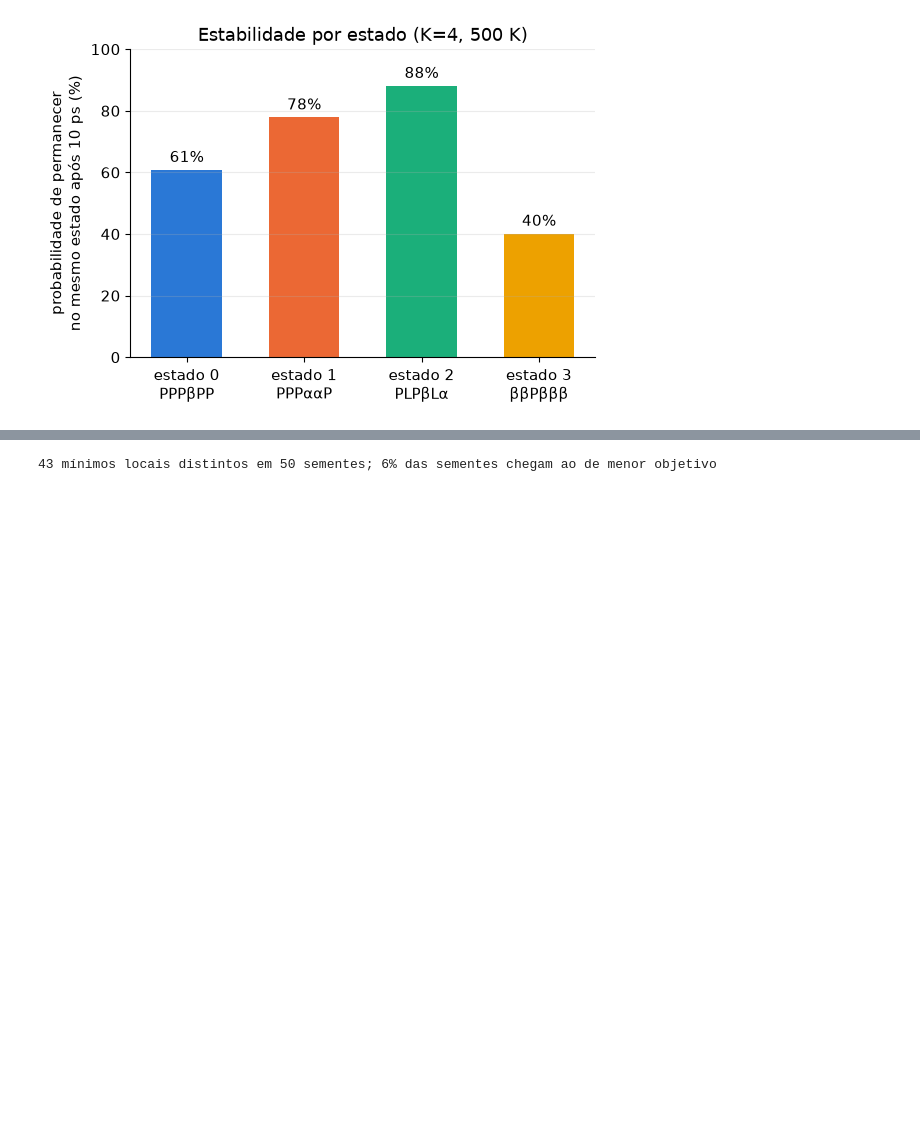
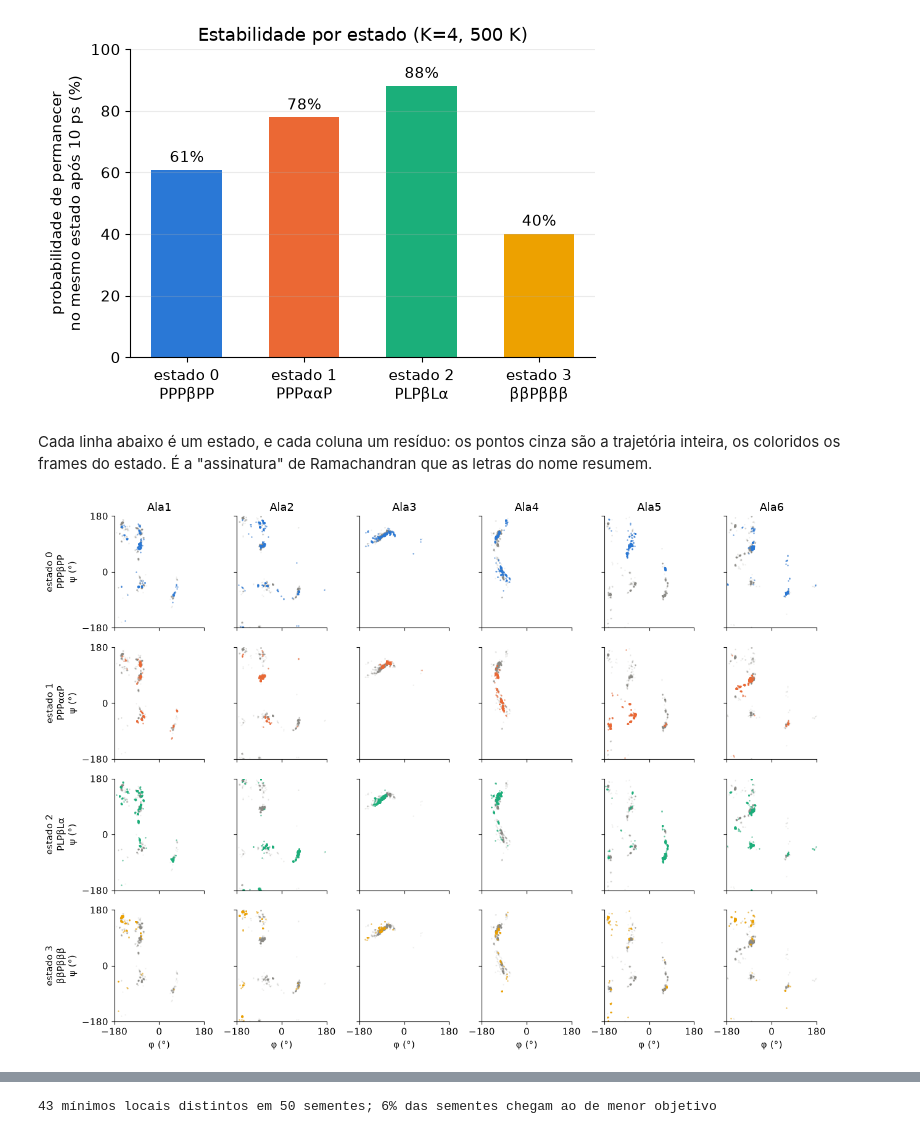
Before and after one commit to pedroazara/dinamica-molecular, a Jupyter notebook: notebooks/05_cinetica.ipynb, the cells around one changed output, grey strips where cells are left out. Cells and saved outputs as stored; diff of their text form; code cells hidden in the pictures; blank space fills up the shorter version.

```diff
--- a/notebooks/05_cinetica.ipynb
+++ b/notebooks/05_cinetica.ipynb
@@ -172,3 +239,29 @@ fig.savefig(FIGS / "estabilidade_estados.png")
 plt.show()
 # %% [output]
 [figure]
+# %% [markdown]
+Cada linha abaixo é um estado, e cada coluna um resíduo: os pontos cinza são a
+trajetória inteira, os coloridos os frames do estado. É a "assinatura" de
+Ramachandran que as letras do nome resumem.
+# %%
+fig, axes = plt.subplots(K, 6, figsize=(13, 2.3 * K), sharex=True, sharey=True)
+for s in range(K):
+    sel = lab5 == s
+    for r in range(6):
+        ax = axes[s, r]
+        phi, psi = X5[:, 2 * r], X5[:, 2 * r + 1]
+        ax.scatter(phi, psi, s=2, color=CINZA, alpha=0.15, lw=0)
+        ax.scatter(phi[sel], psi[sel], s=3, color=CORES[s], alpha=0.6, lw=0)
+        ax.set(xlim=(-180, 180), ylim=(-180, 180), xticks=[-180, 0, 180], yticks=[-180, 0, 180])
+        ax.grid(False)
+        if s == 0:
+            ax.set_title(RESIDUOS[r])
+        if r == 0:
+            ax.set_ylabel(f"estado {s}\n{nomes[s]}\nψ (°)")
+        if s == K - 1:
+            ax.set_xlabel("φ (°)")
+fig.tight_layout()
+fig.savefig(FIGS / "ramachandran_estados.png")
+plt.show()
+# %% [output]
+[figure, added]
```
Also changed, not shown: parts of 12 cells of this notebook, 3 other files.
